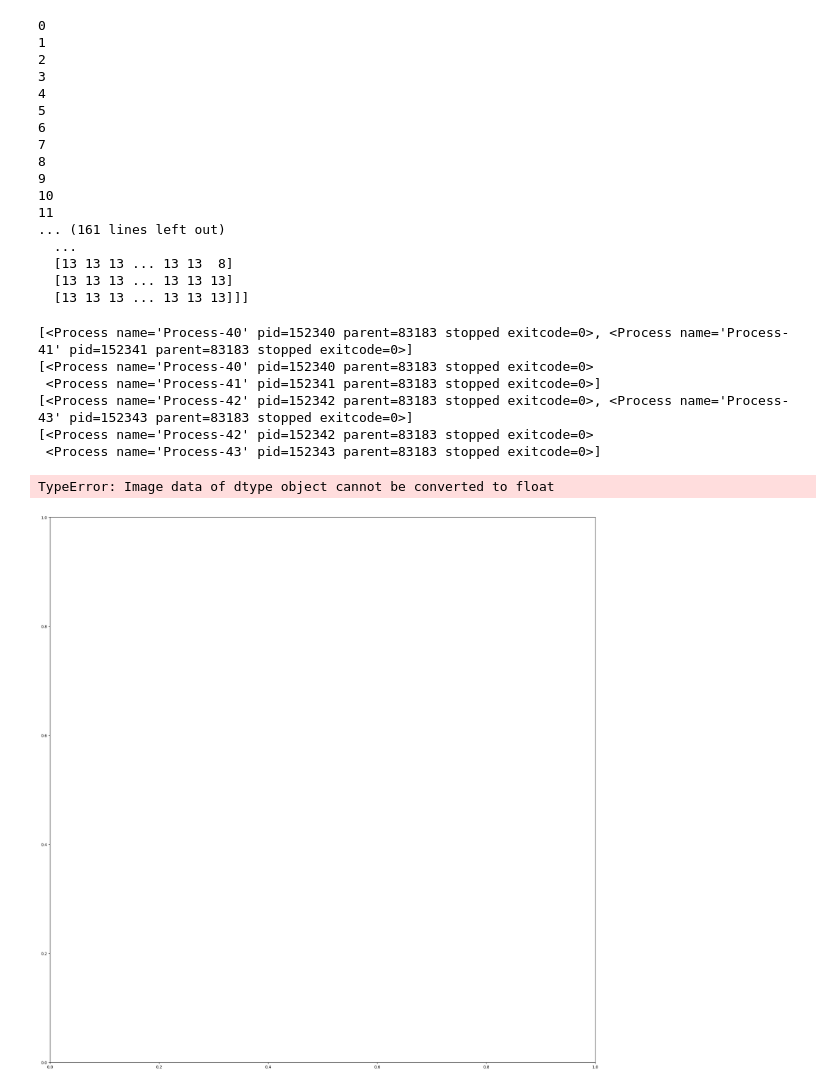
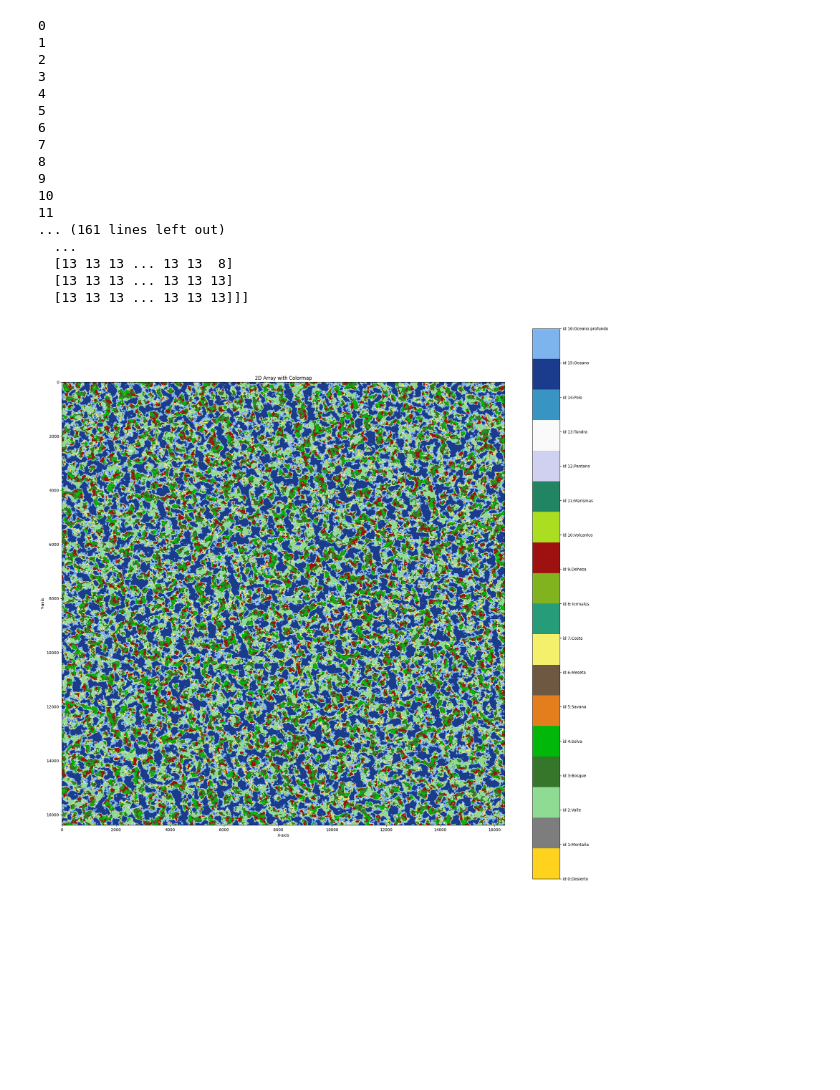
Before and after one commit to LuisMiguelTrinidad/2d-terrain-Gen, a Jupyter notebook: PerlinNoise.ipynb, the cells around one changed output. Cells and saved outputs as stored; diff of their text form; code cells hidden in the pictures; blank space fills up the shorter version.

```diff
--- a/PerlinNoise.ipynb
+++ b/PerlinNoise.ipynb
@@ -77,12 +43,12 @@ np.save(f"CERCANIA_BIOMAS.npy", biomas)
 class generator:
     #Humedad altura temperatura
     BIOMAS = {
-        0: ([0.1, 0.2, 0.6], "Desierto", "#ffd31d"),
+        0: ([0.1, 0.2, 0.8], "Desierto", "#ffd31d"),
         1: ([0.35, 0.85, 0.35], "Montaña", "#7d7d7d"),
         2: ([0.4, 0.2, 0.35], "Valle", "#90db94"),
         3: ([0.5, 0.2, 0.55], "Bosque", "#35762b"),
         4: ([0.6, 0.2, 0.6], "Selva", "#00b70a"),
-        5: ([0.1, 0.2, 0.7], "Savana", "#e47d1c"),
+        5: ([0.2, 0.2, 0.6], "Savana", "#e47d1c"),
         6: ([0.2, 0.65, 0.55], "Meseta", "#6e5842"),
         7: ([0.5, -0.1, 0.5], "Costa", "#f5f06c"),
         8: ([0.75, 0.25, 0.75], "Termales", "#279c79"),
@@ -178,7 +144,7 @@ class generator:
             np.save(f"./Chunks/T_{hex(self.SEEDTEMP).replace('0x','')}A_{hex(self.SEEDTEMP).replace('0x','')}H_{hex(self.SEEDTEMP).replace('0x','')}/{x}/{y}", array_biomas)
             return array_biomas
 
-    def representation(self, x_range: tuple[int, int], y_range: tuple[int, int]):
+    def getChunksInRange(self, x_range: tuple[int, int], y_range: tuple[int, int]):
         arr = None
         for i in range(x_range[0], x_range[1]):
             arr_proc = []
@@ -200,6 +166,11 @@ class generator:
                 arr = arr_line
             else:
                 arr = np.hstack((arr, arr_line))
+        return arr
+
+    def representation(self, x_range: tuple[int, int], y_range: tuple[int, int]):
+
+        arr = self.getChunksInRange(x_range, y_range)
 
         fig, ax = plt.subplots(figsize=(25, 25))
         # Create the colormap
@@ -225,12 +194,6 @@ a = generator(13, 4,-12)
-# %%
-for i in range(2, 64):
-    a.representation((0,i),(0,i))
-# %% [output]
-[<Process name='Process-40' pid=152340 parent=83183 stopped exitcode=0>, <Process name='Process-41' pid=152341 parent=83183 stopped exitcode=0>]
-[<Process name='Process-40' pid=152340 parent=83183 stopped exitcode=0>
- <Process name='Process-41' pid=152341 parent=83183 stopped exitcode=0>]
-[<Process name='Process-42' pid=152342 parent=83183 stopped exitcode=0>, <Process name='Process-43' pid=152343 parent=83183 stopped exitcode=0>]
-[<Process name='Process-42' pid=152342 parent=83183 stopped exitcode=0>
- <Process name='Process-43' pid=152343 parent=83183 stopped exitcode=0>]
-TypeError: Image data of dtype object cannot be converted to float
-[figure, removed]
+# %%
+a = generator(1343, 4132,131222)
+# %%
+a.representation((0,128),(0,128))
+# %% [output]
+[figure, added]
```
Also changed, not shown: parts of 2 cells of this notebook, 1 other file.
